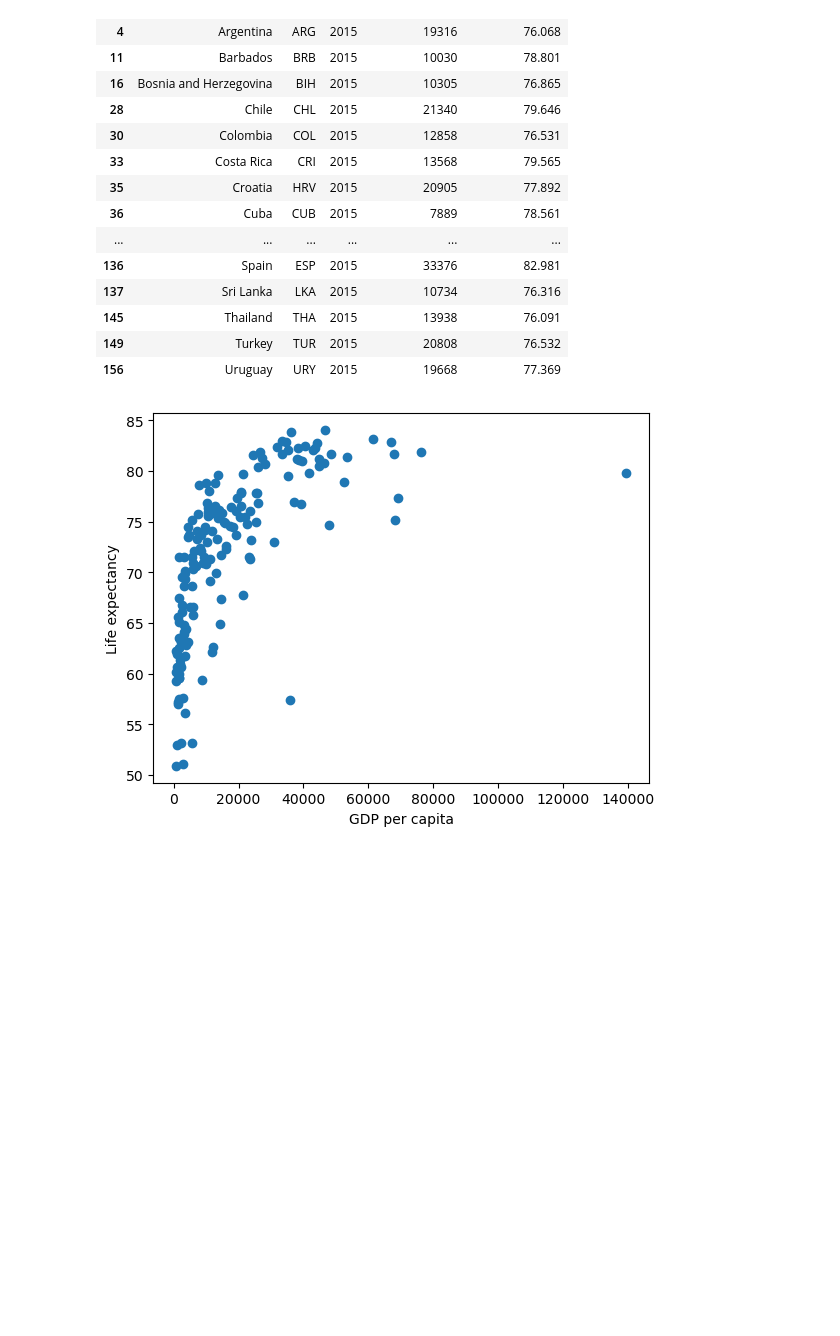
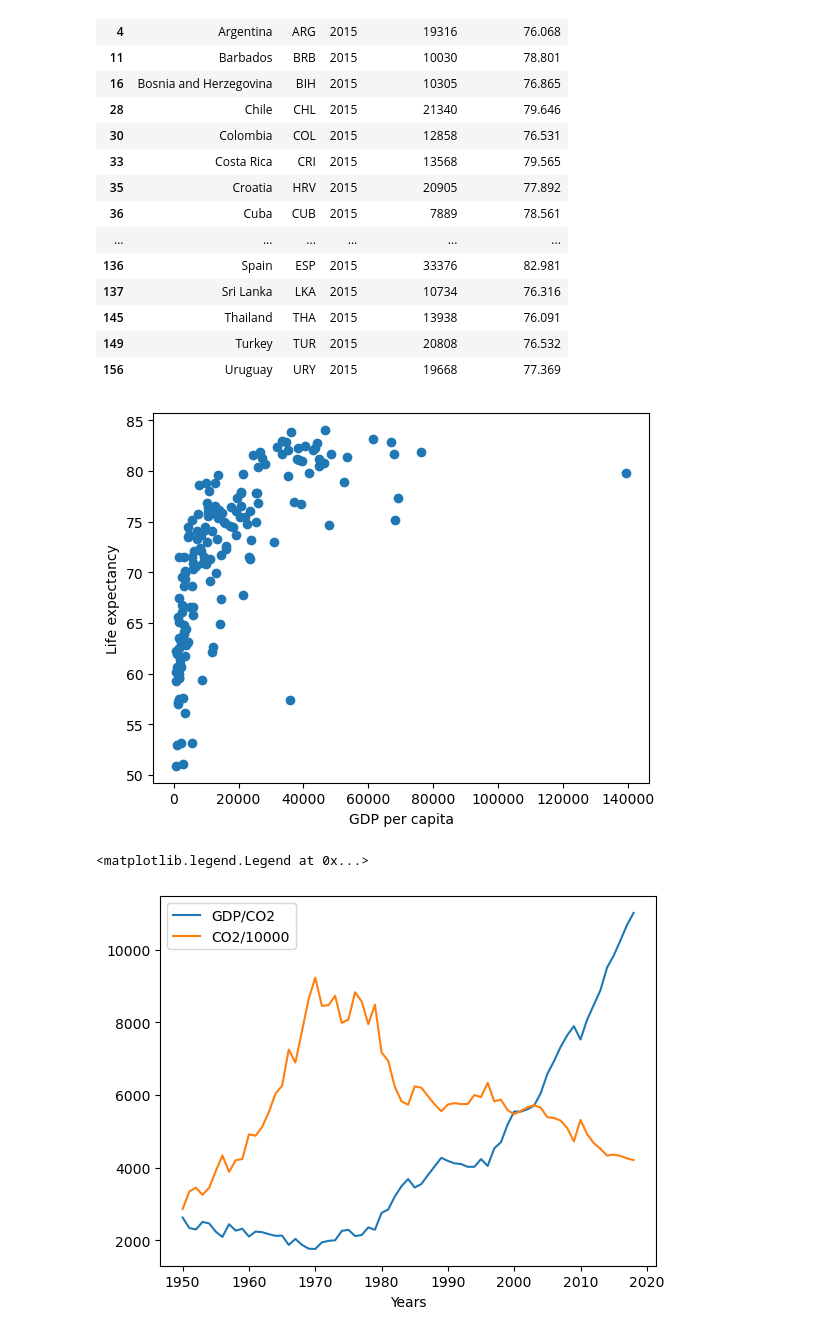
Before and after one commit to Noxemia/DAT405-Intro-DS-AI, a Jupyter notebook: Assignment 1.ipynb, the cells around one changed output. Drawn from its saved outputs; the diff is of its cells as text; code cells hidden in the pictures; blank space fills up the shorter version.

```diff
--- a/Assignment 1.ipynb
+++ b/Assignment 1.ipynb
@@ -66,3 +66,54 @@ display(tmp)# Countries that have high life expectancy but have low GDP
 | 149 | Turkey | TUR | 2015 | 20808 | 76.532 |
 | 156 | Uruguay | URY | 2015 | 19668 | 77.369 |
 [figure]
+# %%
+
+
+# gdp charts for both china and Sweden
+gdp = pd.read_csv('./datasets/gdp-world-regions-stacked-area.csv')
+gdp.drop(columns = ["417484-annotations"], inplace=True)
+gdp_filt_swe = (gdp['Entity'] == 'Sweden') & (gdp['Year'] >= 1950)
+gdp_filt_ch = (gdp['Entity'] == 'China') & (gdp['Year'] >= 1950)
+gdp_swe = gdp[gdp_filt_swe]
+gdp_ch = gdp[gdp_filt_ch]
+
+
+# co2 charts for both china and Sweden
+co2 = pd.read_csv('./datasets/annual-co2-emissions-per-country.csv')
+
+
+co2_filt_swe = (co2['Entity'] == 'Sweden') & (co2['Year'] >= 1950)
+co2_filt_ch = (co2['Entity'] == 'China') & (co2['Year'] >= 1950)
+co2_swe = co2[co2_filt_swe]
+co2_ch = co2[co2_filt_ch]
+
+co2_swe = co2_swe.drop(columns = ["Entity", "Code"])
+co2_ch = co2_ch.drop(columns = ["Entity", "Code"])
+
+
+
+comb_swe = pd.merge(co2_swe, gdp_swe, on='Year')
+comb_ch = pd.merge(co2_ch, gdp_ch, on='Year')
+
+xpoints = comb_ch['GDP'].to_list()
+ypoints = comb_ch['Annual CO2 emissions'].to_list()
+#plt.plot(xpoints,ypoints)
+
+#xpoints = comb_swe['GDP'].to_list()
+#ypoints = comb_swe['Annual CO2 emissions'].to_list()
+xpoints = []
+for i in range(len(comb_swe['Year'].to_list())):
+    xpoints.append(comb_swe.iloc[i]["GDP"] / comb_swe.iloc[i]["Annual CO2 emissions"])
+
+plt.plot(comb_swe['Year'], xpoints, label='xd')
+#plt.ylabel("GDP/Annual CO2 emissions")
+plt.xlabel("Years")
+
+an_co2_div = []
+for i in range(len(comb_swe['Year'].to_list())):
+    an_co2_div.append(comb_swe.iloc[i]["Annual CO2 emissions"] / 10000)
+plt.plot(comb_swe['Year'], an_co2_div, label='yeet')
+plt.legend(["GDP/CO2", "CO2/10000"])
+# %% [output]
+<matplotlib.legend.Legend at 0x...>
+[figure, added]
```
Also changed, not shown: parts of 1 cell of this notebook, 2 other files.
